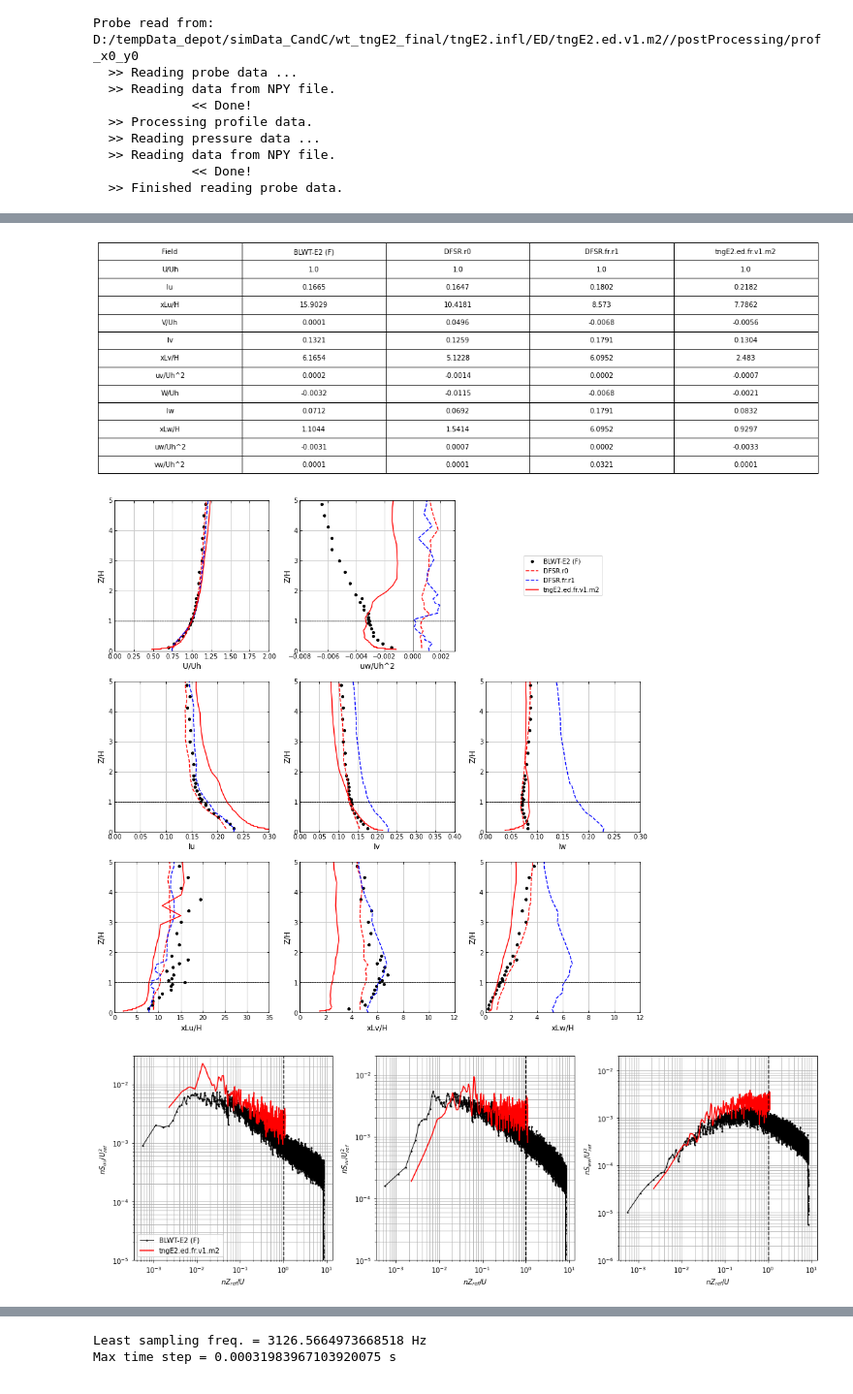
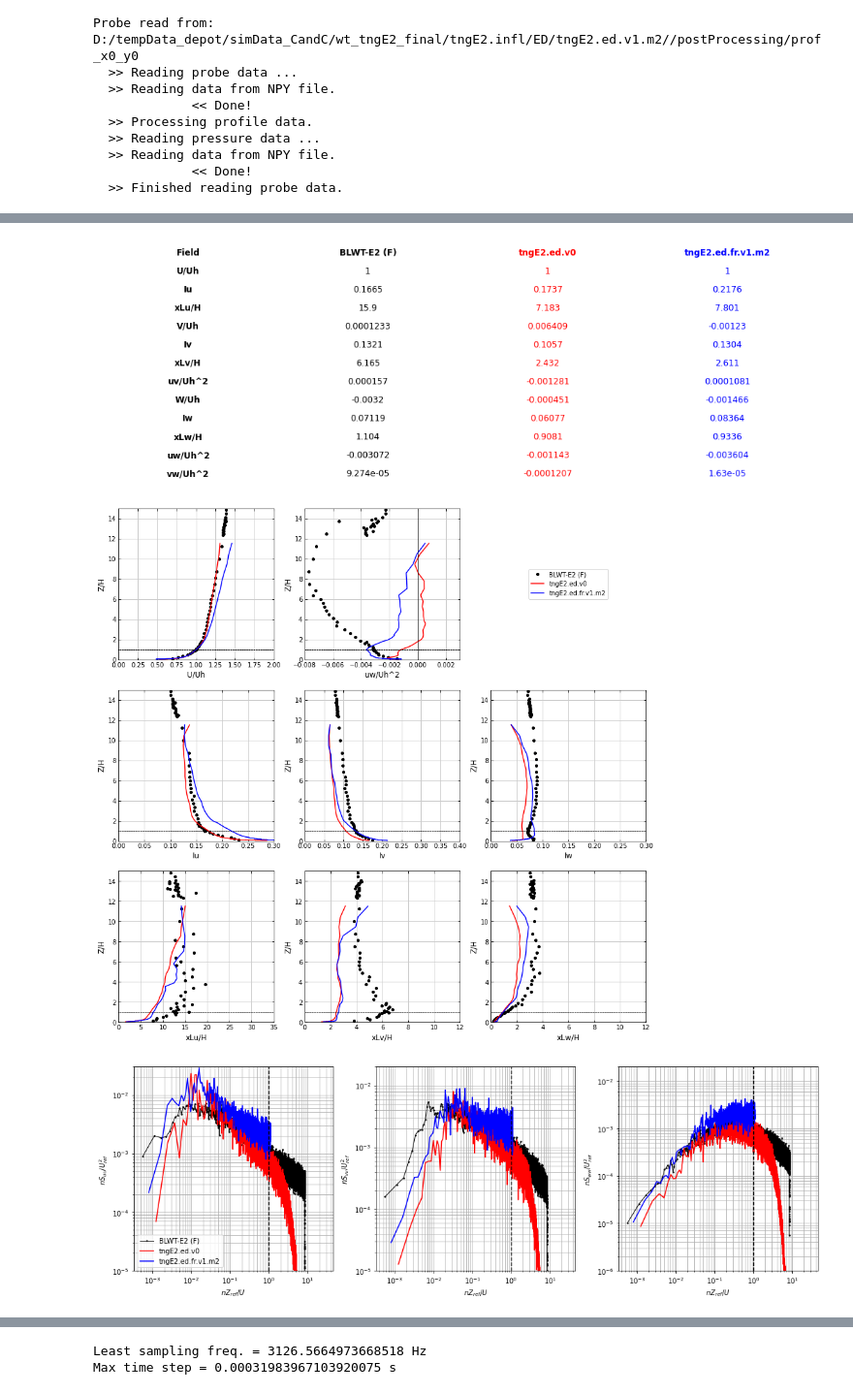
Before and after one commit to Tsinuel/windCalc, a Jupyter notebook: src/notebooks/CandC_load/lab_DFSR_2.ipynb, the cells around one changed output, grey strips where cells are left out. Shown at 97% size. Drawn from its saved outputs; the diff is of its cells as text; code cells hidden in the pictures.

```diff
--- a/src/notebooks/CandC_load/lab_DFSR_2.ipynb
+++ b/src/notebooks/CandC_load/lab_DFSR_2.ipynb
@@ -167,6 +167,7 @@ infl_E2_fr.addInflow(caseName=inflowDir_E2+'tuning/', sampleName='infl.r0', name
 infl_E2_fr.addInflow(caseName=inflowDir_E2+'tuning/', sampleName='tngE2.fr.v1', name='DFSR.fr.r1')
 
 
+infl_E2_fr.addIncident(caseDir=inflowDir_E2+'ED/tngE2.ed.v0/', probeName='prof_x0_y0', name='tngE2.ed.v0', readFromNPY_file=True, writeToDataFile=True)
 infl_E2_fr.addIncident(caseDir=inflowDir_E2+'ED/tngE2.ed.fr.v1.m2/', probeName='prof_x0_y0', name='tngE2.ed.fr.v1.m2', readFromNPY_file=False, writeToDataFile=True)
 
 
@@ -192,20 +193,20 @@ Probe read from:                D:/tempData_depot/simData_CandC/wt_tngE2_final/t
   >> Finished reading probe data.
 # %%
 infl_E2_fr.plotProfiles(figsize=[15,15],
-                        zLim=[0,5],
+                        zLim=[0,15],
                         xLimits_U=[0, 2], xLimits_uw=[-0.008, 0.003],
                         xLimits_Iu=[0,0.3], xLimits_Iv=[0,0.4], xLimits_Iw=[0,0.3],
                         xLimits_xLu=[0, 35], xLimits_xLv=[0,12], xLimits_xLw=[0,12],
-                        includeInflows=True, includeIncidents=True, includeRefProfiles=False,
+                        includeInflows=False, includeIncidents=True, includeRefProfiles=False,
                         normalize=True,
                         ms=4, lw=1.5,
-                        kwargs_StatsTable={})
+                        )
 
 infl_E2_fr.plotSpectra(figSize=[15,5],
                     includeInflows=False, includeIncidents=True, includeRefProfiles=False,
                     yLimits=[[1e-5,3e-2],[1e-5,2e-2],[1e-6,2e-2]],
                     )
 # %% [output]
-[figure, old version]
+[figure, new version]
-[figure, old version]
+[figure, new version]
-[figure, old version]
+[figure, new version]
```
Also changed, not shown: parts of 4 cells of this notebook, 11 other files.
